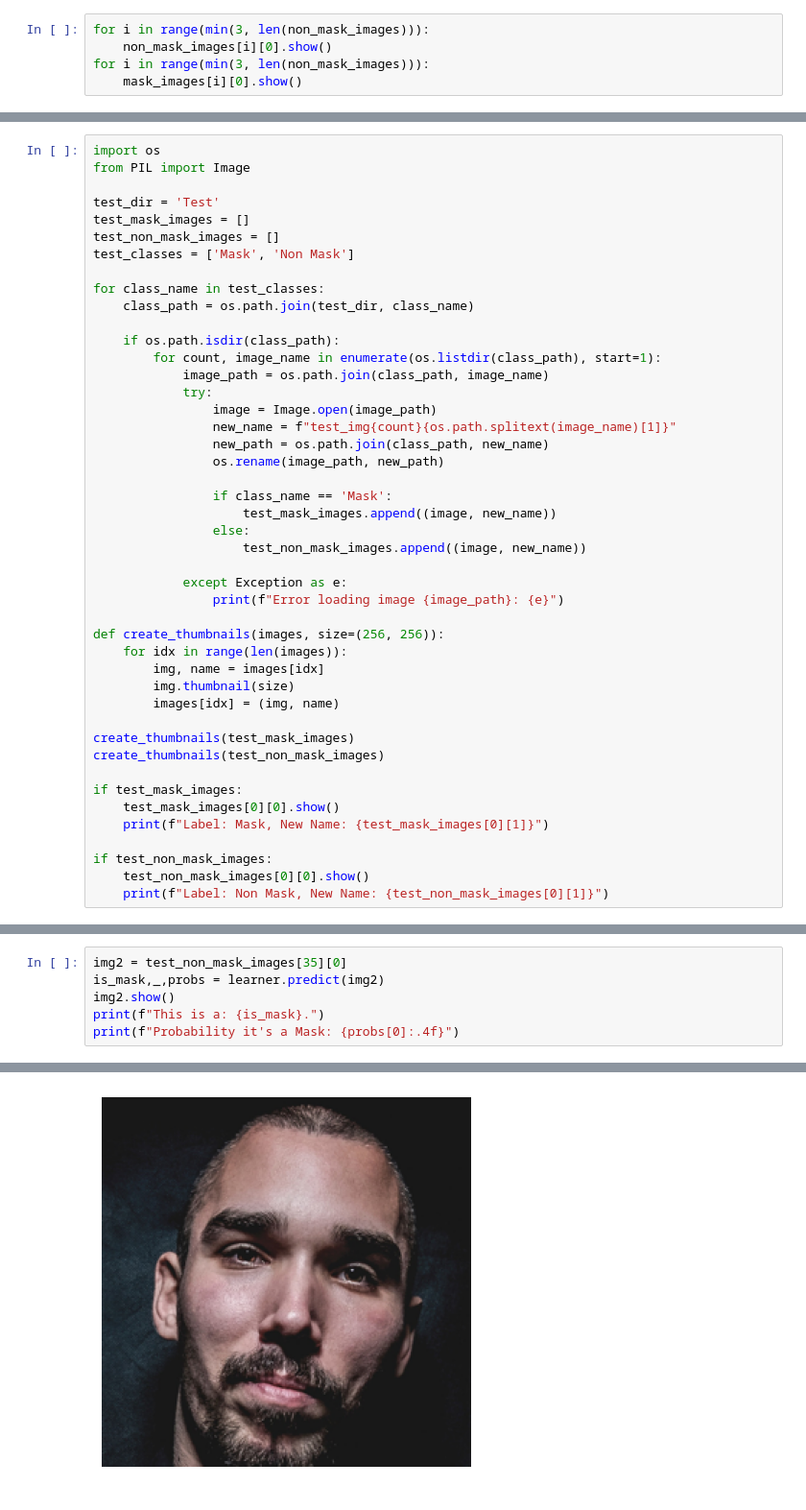
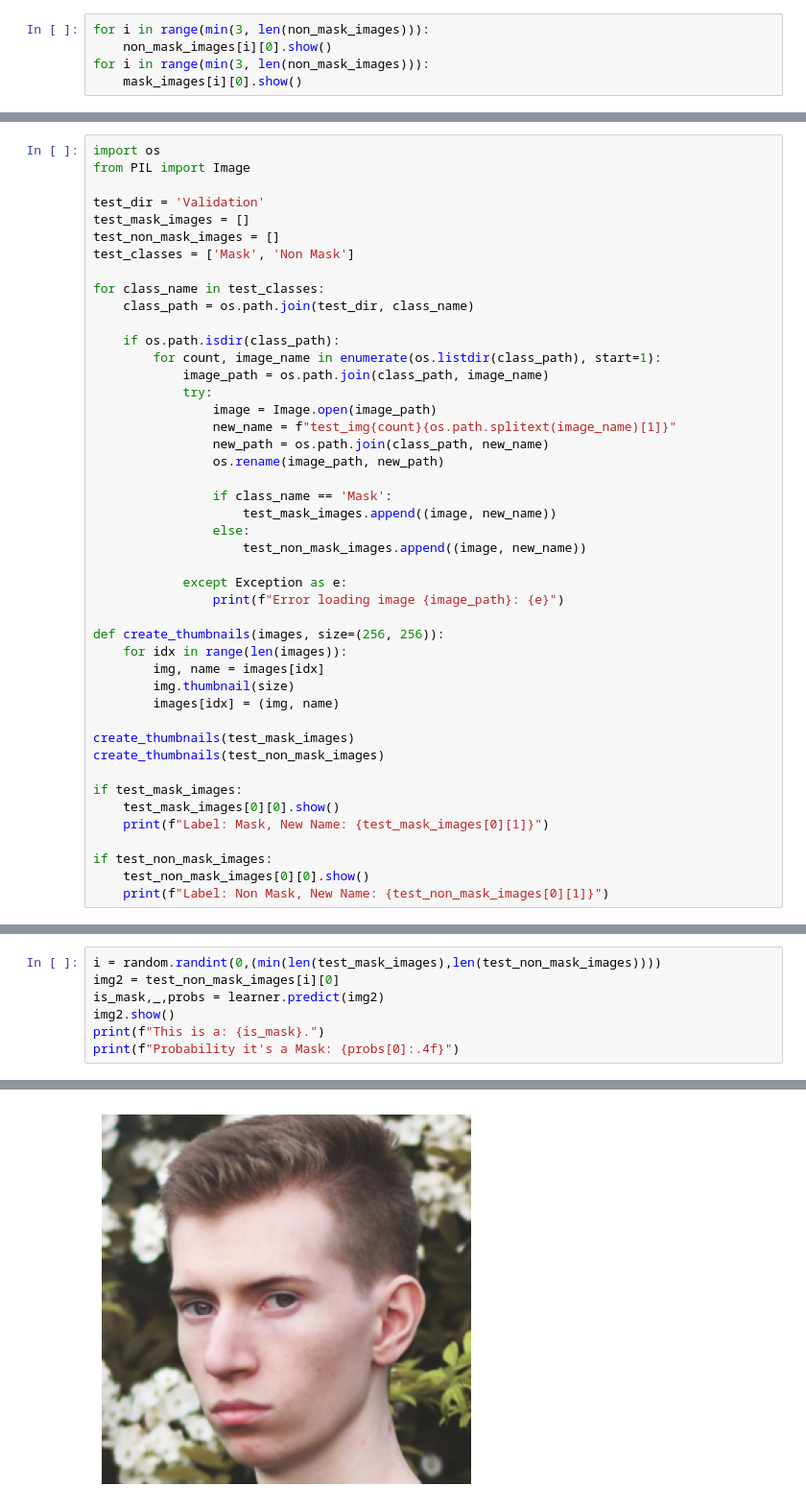
Before and after one commit to Epik-Whale463/DeepLearning, a Jupyter notebook: Mask_detection.ipynb, the cells around one changed output, grey strips where cells are left out. Shown at 96% size. Saved outputs shown, nothing was run; the diff lists cells and outputs as text.

```diff
--- a/Mask_detection.ipynb
+++ b/Mask_detection.ipynb
@@ -135,7 +133,7 @@ learner.fine_tune(3)
 import os
 from PIL import Image
 
-test_dir = 'Test'
+test_dir = 'Validation'
 test_mask_images = []
 test_non_mask_images = []
 test_classes = ['Mask', 'Non Mask']
@@ -193,5 +195,6 @@ Probability it's a Mask: 0.9972
 # %%
-img2 = test_non_mask_images[35][0]
+i = random.randint(0,(min(len(test_mask_images),len(test_non_mask_images))))
+img2 = test_non_mask_images[i][0]
 is_mask,_,probs = learner.predict(img2)
 img2.show()
 print(f"This is a: {is_mask}.")
@@ -203 +206 @@ Probability it's a Mask: 0.0000
-[figure, old version]
+[figure, new version]
```
Also changed, not shown: parts of 5 cells of this notebook.
